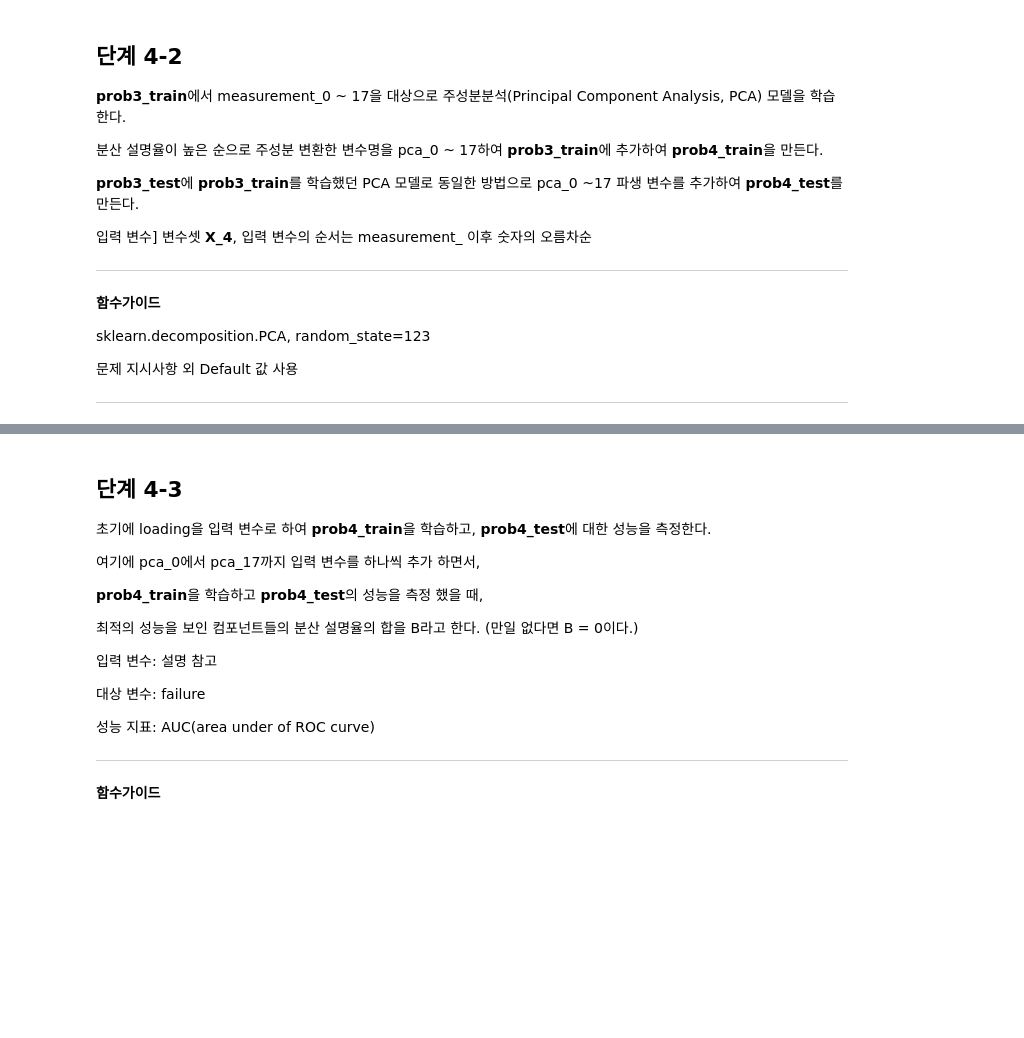
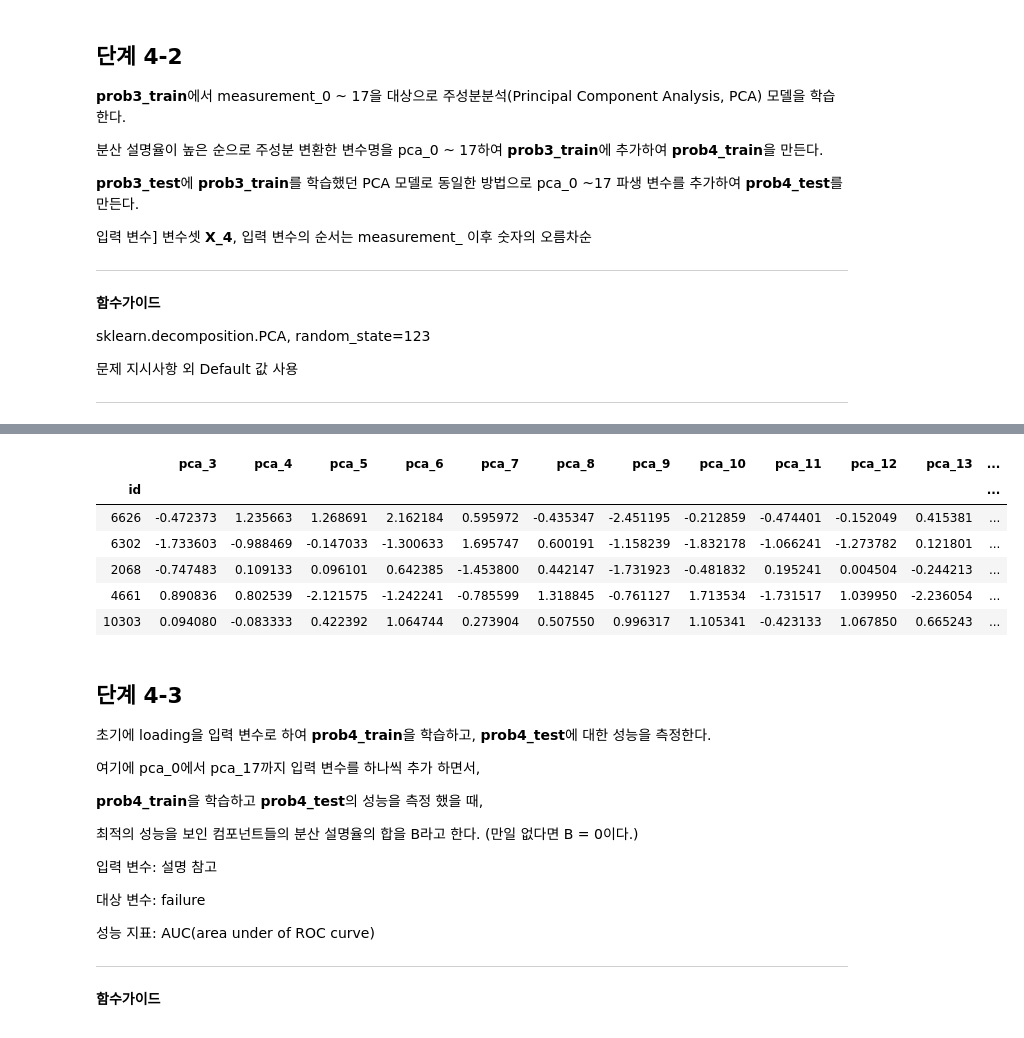
Before and after one commit to sunkusun9/DS_lv3_2611, a Jupyter notebook: sec_ds_lv3_prob1_prob.ipynb, the cells around one changed output, grey strips where cells are left out. Cells and saved outputs as stored; diff of their text form; code cells hidden in the pictures; blank space fills up the shorter version.

```diff
--- a/sec_ds_lv3_prob1_prob.ipynb
+++ b/sec_ds_lv3_prob1_prob.ipynb
@@ -1252,3 +1586,18 @@ sklearn.decomposition.PCA, random_state=123
+# %%
+df_prob4_test = df_prob3_test.join(
+    pd.DataFrame(
+        pca.transform(df_prob3_test[X_4]), index = df_prob3_test.index, columns = X_comp
+    )
+)
+df_prob4_test.iloc[:5, -15:]
+# %% [output]
+|  | pca_3 | pca_4 | pca_5 | pca_6 | pca_7 | pca_8 | pca_9 | pca_10 | pca_11 | pca_12 | pca_13 | ... |
+| id |  |  |  |  |  |  |  |  |  |  |  | ... |
+| 6626 | -0.472373 | 1.235663 | 1.268691 | 2.162184 | 0.595972 | -0.435347 | -2.451195 | -0.212859 | -0.474401 | -0.152049 | 0.415381 | ... |
+| 6302 | -1.733603 | -0.988469 | -0.147033 | -1.300633 | 1.695747 | 0.600191 | -1.158239 | -1.832178 | -1.066241 | -1.273782 | 0.121801 | ... |
+| 2068 | -0.747483 | 0.109133 | 0.096101 | 0.642385 | -1.453800 | 0.442147 | -1.731923 | -0.481832 | 0.195241 | 0.004504 | -0.244213 | ... |
+| 4661 | 0.890836 | 0.802539 | -2.121575 | -1.242241 | -0.785599 | 1.318845 | -0.761127 | 1.713534 | -1.731517 | 1.039950 | -2.236054 | ... |
+| 10303 | 0.094080 | -0.083333 | 0.422392 | 1.064744 | 0.273904 | 0.507550 | 0.996317 | 1.105341 | -0.423133 | 1.067850 | 0.665243 | ... |
 # %% [markdown]
 ## 단계 4-3
 
```
Also changed, not shown: parts of 45 cells of this notebook.
